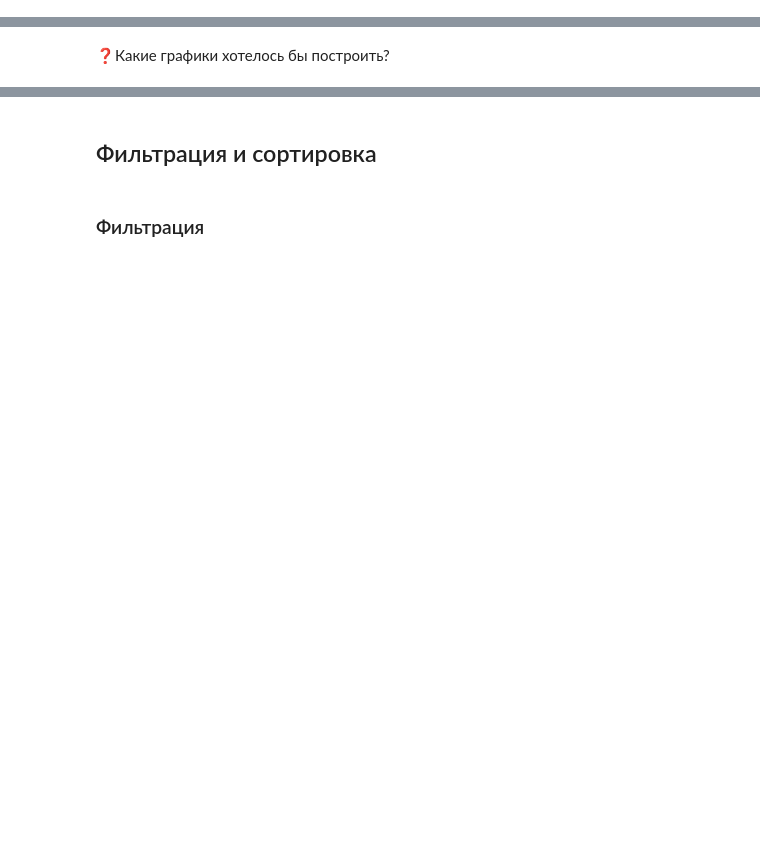
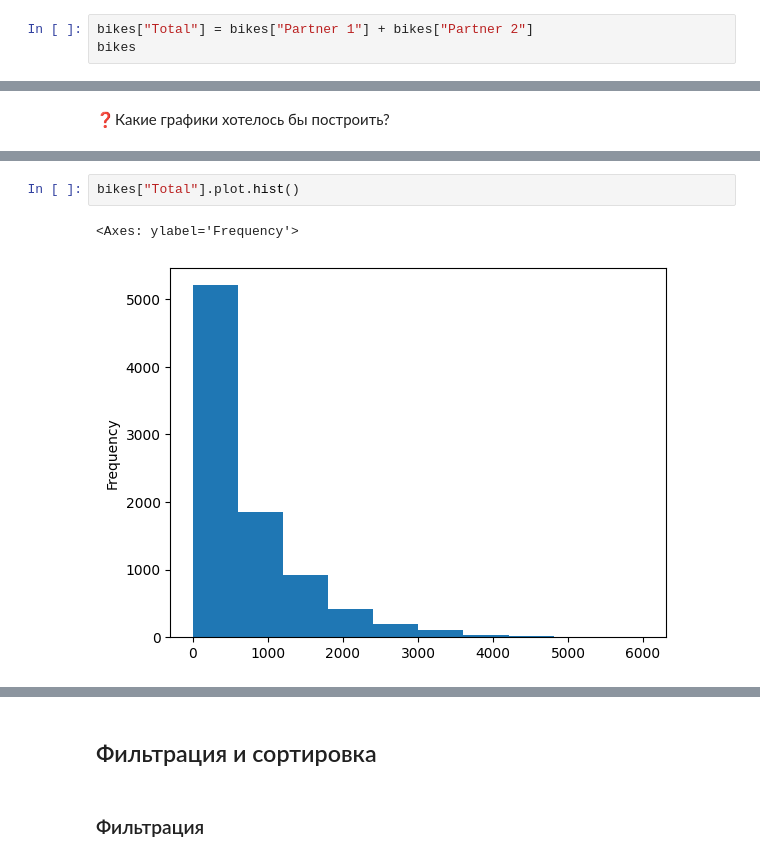
Before and after one commit to bamaxi/dataan-2023-arthist, a Jupyter notebook: seminars/11-andan-filter_sort.ipynb, the cells around one changed output, grey strips where cells are left out. Saved outputs shown, nothing was run; the diff lists cells and outputs as text; blank space fills up the shorter version.

```diff
--- a/seminars/11-andan-filter_sort.ipynb
+++ b/seminars/11-andan-filter_sort.ipynb
@@ -103,0 +153,3 @@ bikes.iloc[124]['Holiday']  # это был не выходной
+# %%
+bikes["Total"] = bikes["Partner 1"] + bikes["Partner 2"]
+bikes
@@ -107,0 +206,5 @@ bikes.iloc[124]['Holiday']  # это был не выходной
+# %%
+bikes["Total"].plot.hist()
+# %% [output]
+<Axes: ylabel='Frequency'>
+[figure, added]
```
Also changed, not shown: parts of 37 cells of this notebook.
